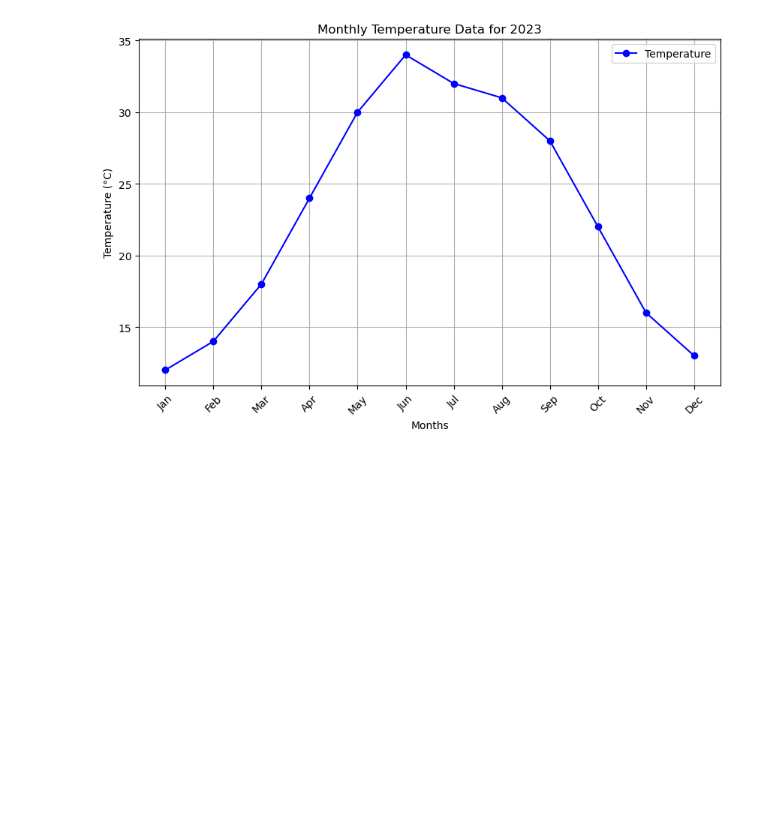
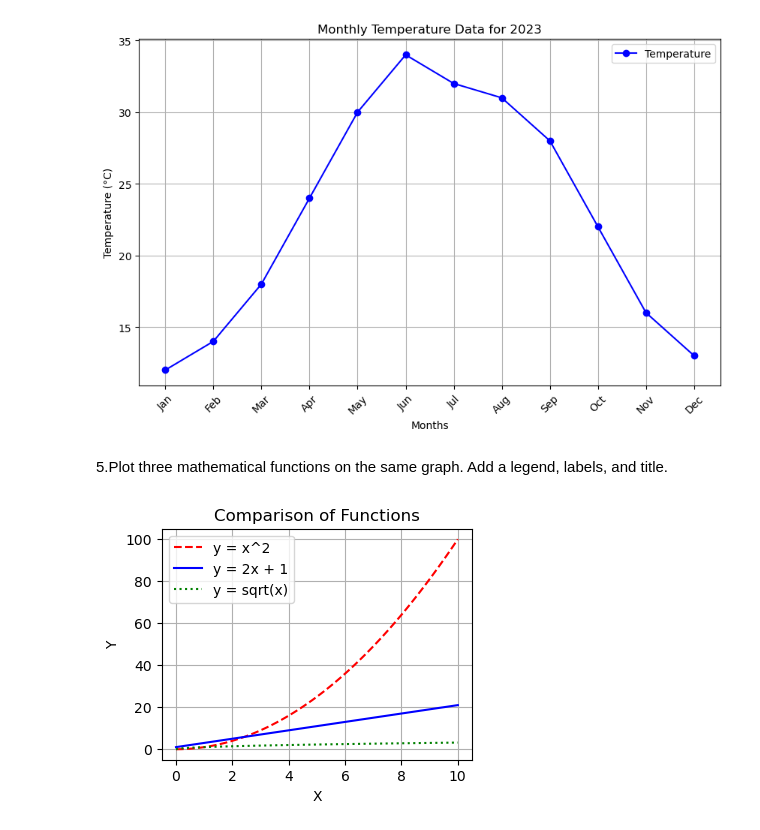
Before and after one commit to omkcan/DV, a Jupyter notebook: lab3.ipynb, the cells around one changed output. Saved outputs shown, nothing was run; the diff lists cells and outputs as text; code cells hidden in the pictures; blank space fills up the shorter version.

```diff
--- a/lab3.ipynb
+++ b/lab3.ipynb
@@ -130,3 +145,23 @@ plt.grid()
 plt.show()
 # %% [output]
 [figure]
+# %% [markdown]
+5.Plot three mathematical functions on the same graph. Add a legend, labels,
+and title.
+# %%
+x = np.linspace(0, 10, 100)
+y1 = x**2
+y2 = 2*x + 1
+y3 = np.sqrt(x)
+plt.figure(figsize=(4,3))
+plt.plot(x, y1, 'r--', label='y = x^2')
+plt.plot(x, y2, 'b-', label='y = 2x + 1')
+plt.plot(x, y3, 'g:', label='y = sqrt(x)')
+plt.xlabel('X')
+plt.ylabel('Y')
+plt.title('Comparison of Functions')
+plt.legend()
+plt.grid(True)
+plt.show()
+# %% [output]
+[figure, added]
```
Also changed, not shown: parts of 8 cells of this notebook.
